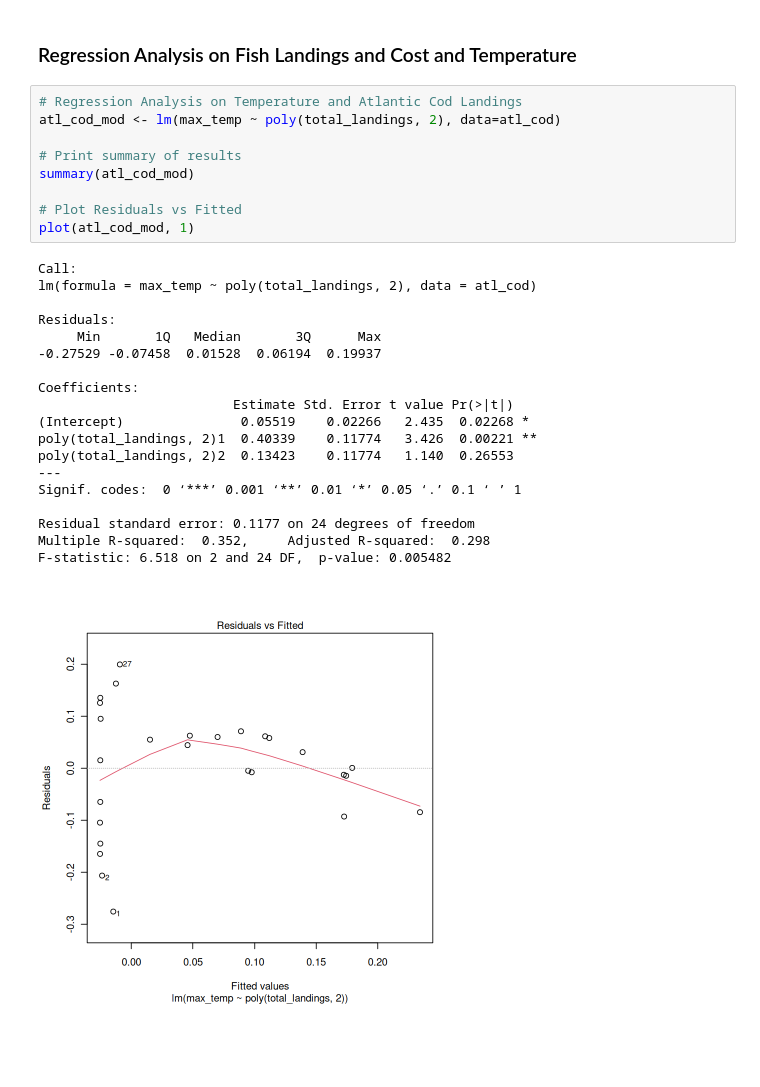
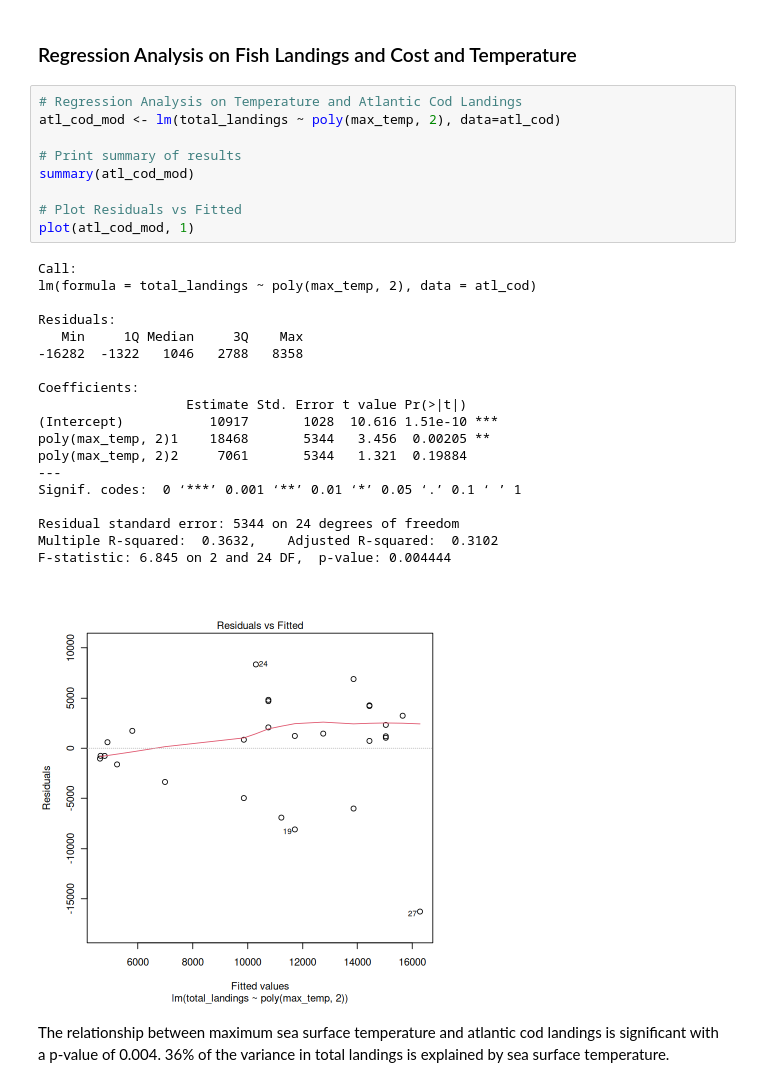
Before and after one commit to daisychu12/pt-fisheries-climate-change, a Jupyter notebook: analysis/data-analysis-and-results.ipynb, the cells around one changed output. Saved outputs shown, nothing was run; the diff lists cells and outputs as text; blank space fills up the shorter version.

```diff
--- a/analysis/data-analysis-and-results.ipynb
+++ b/analysis/data-analysis-and-results.ipynb
@@ -151,32 +151,34 @@ Warning message:
 ### Regression Analysis on Fish Landings and Cost and Temperature
 # %%
 # Regression Analysis on Temperature and Atlantic Cod Landings
-atl_cod_mod <- lm(max_temp ~ poly(total_landings, 2), data=atl_cod)
+atl_cod_mod <- lm(total_landings ~ poly(max_temp, 2), data=atl_cod)
 
 # Print summary of results
 summary(atl_cod_mod)
 
 # Plot Residuals vs Fitted
 plot(atl_cod_mod, 1)
 # %% [output]
 Call:
-lm(formula = max_temp ~ poly(total_landings, 2), data = atl_cod)
+lm(formula = total_landings ~ poly(max_temp, 2), data = atl_cod)
 
 Residuals:
-     Min       1Q   Median       3Q      Max
--0.27529 -0.07458  0.01528  0.06194  0.19937
+   Min     1Q Median     3Q    Max
+-16282  -1322   1046   2788   8358
 
 Coefficients:
-                         Estimate Std. Error t value Pr(>|t|)
-(Intercept)               0.05519    0.02266   2.435  0.02268 *
-poly(total_landings, 2)1  0.40339    0.11774   3.426  0.00221 **
-poly(total_landings, 2)2  0.13423    0.11774   1.140  0.26553
+                   Estimate Std. Error t value Pr(>|t|)
+(Intercept)           10917       1028  10.616 1.51e-10 ***
+poly(max_temp, 2)1    18468       5344   3.456  0.00205 **
+poly(max_temp, 2)2     7061       5344   1.321  0.19884
 ---
 Signif. codes:  0 ‘***’ 0.001 ‘**’ 0.01 ‘*’ 0.05 ‘.’ 0.1 ‘ ’ 1
 
-Residual standard error: 0.1177 on 24 degrees of freedom
-Multiple R-squared:  0.352,     Adjusted R-squared:  0.298
-F-statistic: 6.518 on 2 and 24 DF,  p-value: 0.005482
+Residual standard error: 5344 on 24 degrees of freedom
+Multiple R-squared:  0.3632,    Adjusted R-squared:  0.3102
+F-statistic: 6.845 on 2 and 24 DF,  p-value: 0.004444
-[figure, old version]
+[figure, new version]
+# %% [markdown]
+The relationship between maximum sea surface temperature and atlantic cod landings is significant with a p-value of 0.004. 36% of the variance in total landings is explained by sea surface temperature.
 # %%
 # Regression Analysis on Temperature and Blue Jack Mackerel Landings
```
Also changed, not shown: parts of 22 cells of this notebook, 8 other files.
